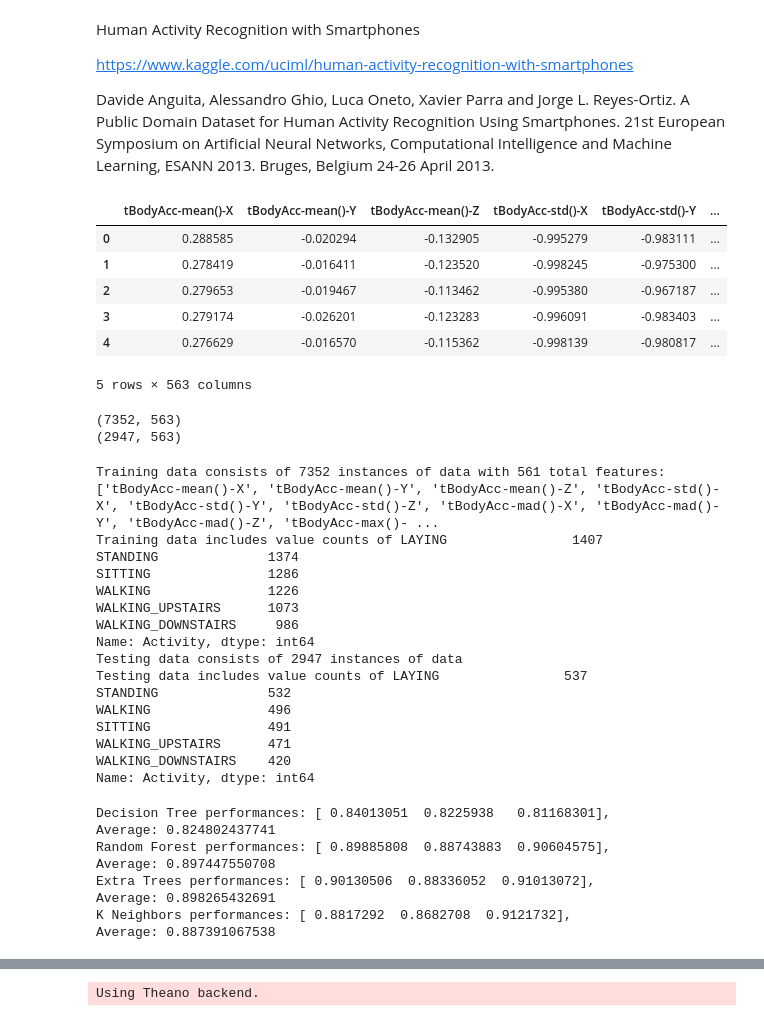
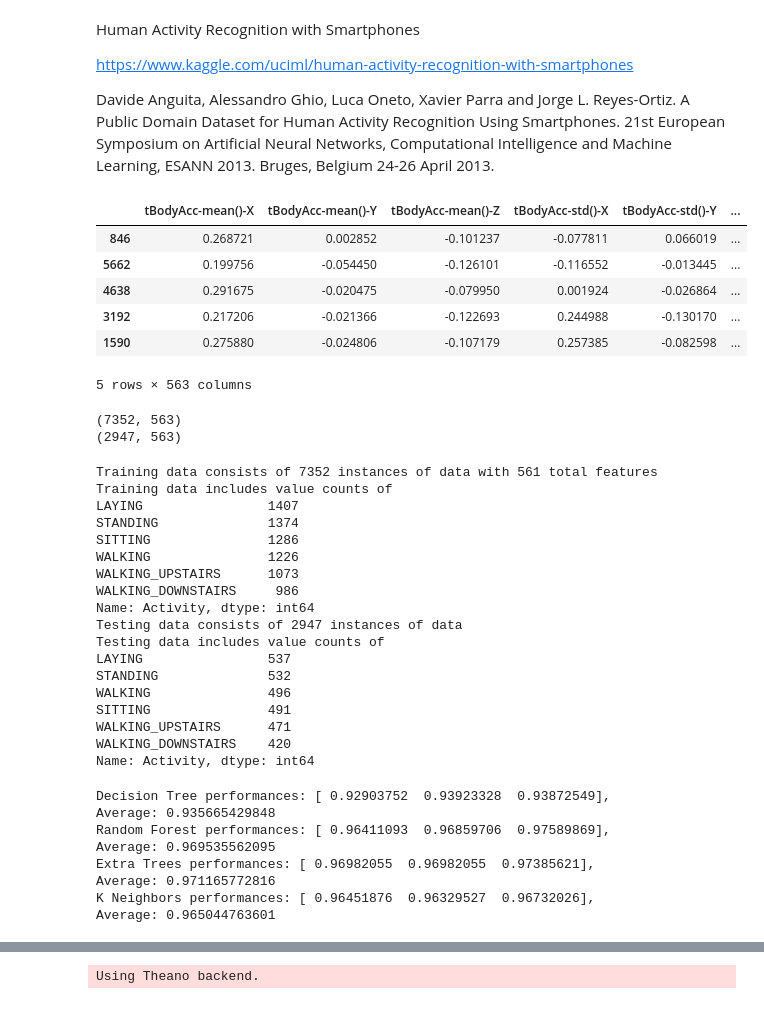
Before and after one commit to sunnyks/Human-Activity-Recognition-with-Smartphones, a Jupyter notebook: human activity recognition with smartphones.ipynb, the cells around one changed output, grey strips where cells are left out. Cells and saved outputs as stored; diff of their text form; code cells hidden in the pictures.

```diff
--- a/human activity recognition with smartphones.ipynb
+++ b/human activity recognition with smartphones.ipynb
@@ -11,22 +11,27 @@ from IPython.display import display
 import matplotlib.pyplot as plt
 %matplotlib inline
 # %%
-# load up the data
+from sklearn.utils import shuffle
+
+# Load up the data
 train = pd.read_csv("train.csv")
 test = pd.read_csv("test.csv")
+
+train = shuffle(train)
+test = shuffle(test)
 
 # let's take a gander
 display(train.head())
 
 print train.shape
 print test.shape
 # %% [output]
 |  | tBodyAcc-mean()-X | tBodyAcc-mean()-Y | tBodyAcc-mean()-Z | tBodyAcc-std()-X | tBodyAcc-std()-Y | ... |
-| 0 | 0.288585 | -0.020294 | -0.132905 | -0.995279 | -0.983111 | ... |
-| 1 | 0.278419 | -0.016411 | -0.123520 | -0.998245 | -0.975300 | ... |
-| 2 | 0.279653 | -0.019467 | -0.113462 | -0.995380 | -0.967187 | ... |
-| 3 | 0.279174 | -0.026201 | -0.123283 | -0.996091 | -0.983403 | ... |
-| 4 | 0.276629 | -0.016570 | -0.115362 | -0.998139 | -0.980817 | ... |
+| 846 | 0.268721 | 0.002852 | -0.101237 | -0.077811 | 0.066019 | ... |
+| 5662 | 0.199756 | -0.054450 | -0.126101 | -0.116552 | -0.013445 | ... |
+| 4638 | 0.291675 | -0.020475 | -0.079950 | 0.001924 | -0.026864 | ... |
+| 3192 | 0.217206 | -0.021366 | -0.122693 | 0.244988 | -0.130170 | ... |
+| 1590 | 0.275880 | -0.024806 | -0.107179 | 0.257385 | -0.082598 | ... |
 5 rows × 563 columns
 (7352, 563)
 (2947, 563)
@@ -45,13 +50,13 @@ test = test.drop(['subject', 'Activity'], axis=1)
 
 # Print some information about our data
 print "Training data consists of {} instances of data with {} total features".format(train.shape[0], train.shape[1])
-print "Training data includes value counts of", training_labels.value_counts()
+print "Training data includes value counts of\n", training_labels.value_counts()
 print "Testing data consists of {} instances of data".format(test.shape[0])
-print "Testing data includes value counts of", testing_labels.value_counts()
+print "Testing data includes value counts of\n", testing_labels.value_counts()
 # %% [output]
-Training data consists of 7352 instances of data with 561 total features:
-['tBodyAcc-mean()-X', 'tBodyAcc-mean()-Y', 'tBodyAcc-mean()-Z', 'tBodyAcc-std()-X', 'tBodyAcc-std()-Y', 'tBodyAcc-std()-Z', 'tBodyAcc-mad()-X', 'tBodyAcc-mad()-Y', 'tBodyAcc-mad()-Z', 'tBodyAcc-max()- ...
-Training data includes value counts of LAYING                1407
+Training data consists of 7352 instances of data with 561 total features
+Training data includes value counts of
+LAYING                1407
 STANDING              1374
 SITTING               1286
 WALKING               1226
@@ -59,7 +64,8 @@ WALKING_UPSTAIRS      1073
 WALKING_DOWNSTAIRS     986
 Name: Activity, dtype: int64
 Testing data consists of 2947 instances of data
-Testing data includes value counts of LAYING                537
+Testing data includes value counts of
+LAYING                537
 STANDING              532
 WALKING               496
 SITTING               491
@@ -108,14 +114,14 @@ print "Extra Trees {}".format(evaluateclf(xt))
 
 print "K Neighbors {}".format(evaluateclf(kn))
 # %% [output]
-Decision Tree performances: [ 0.84013051  0.8225938   0.81168301],
-Average: 0.824802437741
-Random Forest performances: [ 0.89885808  0.88743883  0.90604575],
-Average: 0.897447550708
-Extra Trees performances: [ 0.90130506  0.88336052  0.91013072],
-Average: 0.898265432691
-K Neighbors performances: [ 0.8817292  0.8682708  0.9121732],
-Average: 0.887391067538
+Decision Tree performances: [ 0.92903752  0.93923328  0.93872549],
+Average: 0.935665429848
+Random Forest performances: [ 0.96411093  0.96859706  0.97589869],
+Average: 0.969535562095
+Extra Trees performances: [ 0.96982055  0.96982055  0.97385621],
+Average: 0.971165772816
+K Neighbors performances: [ 0.96451876  0.96329527  0.96732026],
+Average: 0.965044763601
 # %%
 from sklearn.model_selection import RandomizedSearchCV
 
```
Also changed, not shown: parts of 5 cells of this notebook.
